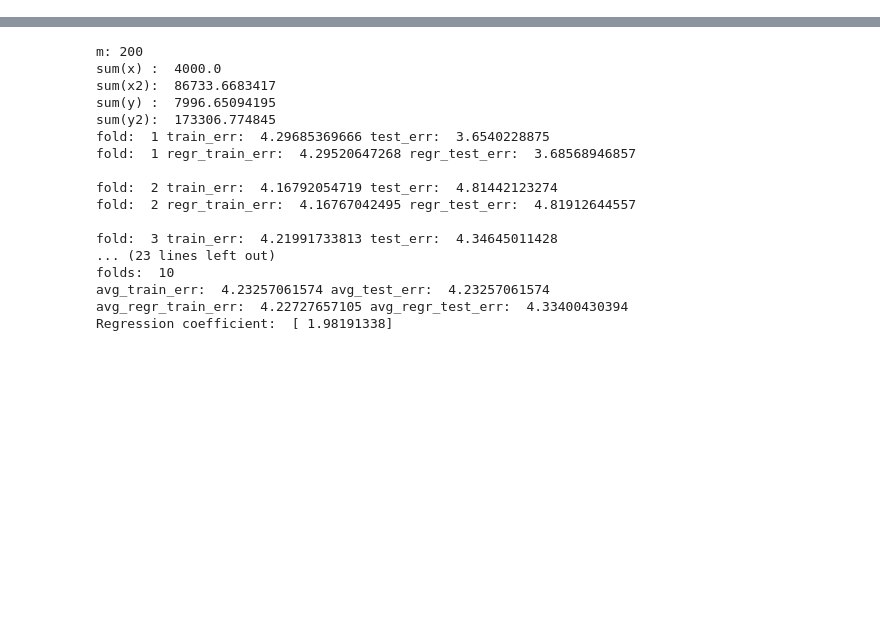
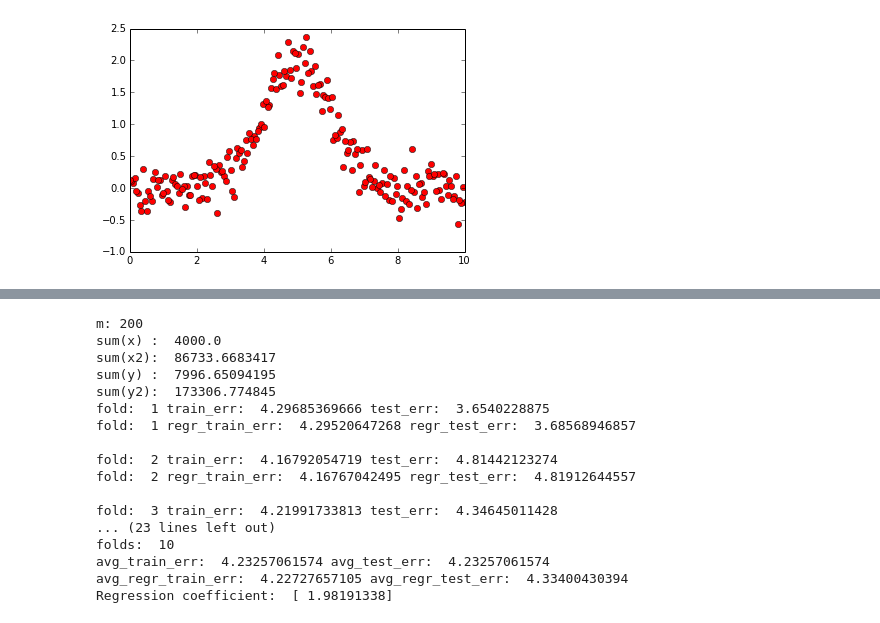
Before and after one commit to JSP20SCM68W/CS584, a Jupyter notebook: Assignment1.ipynb, the cells around one changed output, grey strips where cells are left out. Cells and saved outputs as stored; diff of their text form; code cells hidden in the pictures; blank space fills up the shorter version.

```diff
--- a/Assignment1.ipynb
+++ b/Assignment1.ipynb
@@ -62,3 +71,5 @@ plot_data(sset2,None)
 # %%
-plot_data(sset3,None)
+plot_data(sset3,None,0)
+# %% [output]
+[figure, added]
 # %%
```
Also changed, not shown: parts of 16 cells of this notebook.
